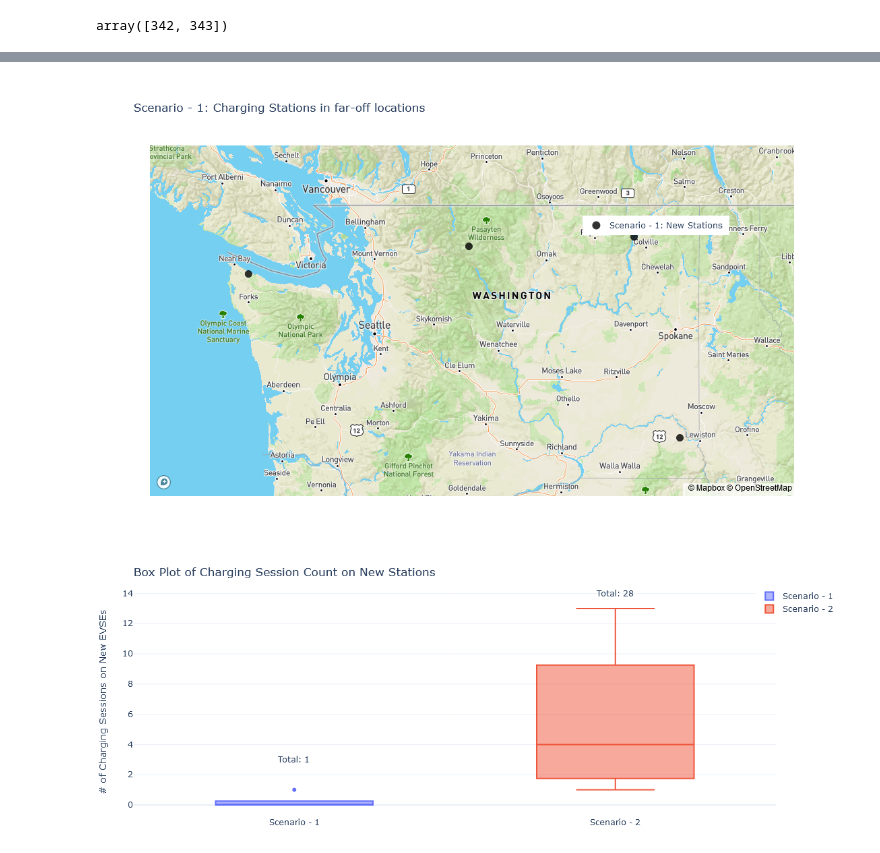
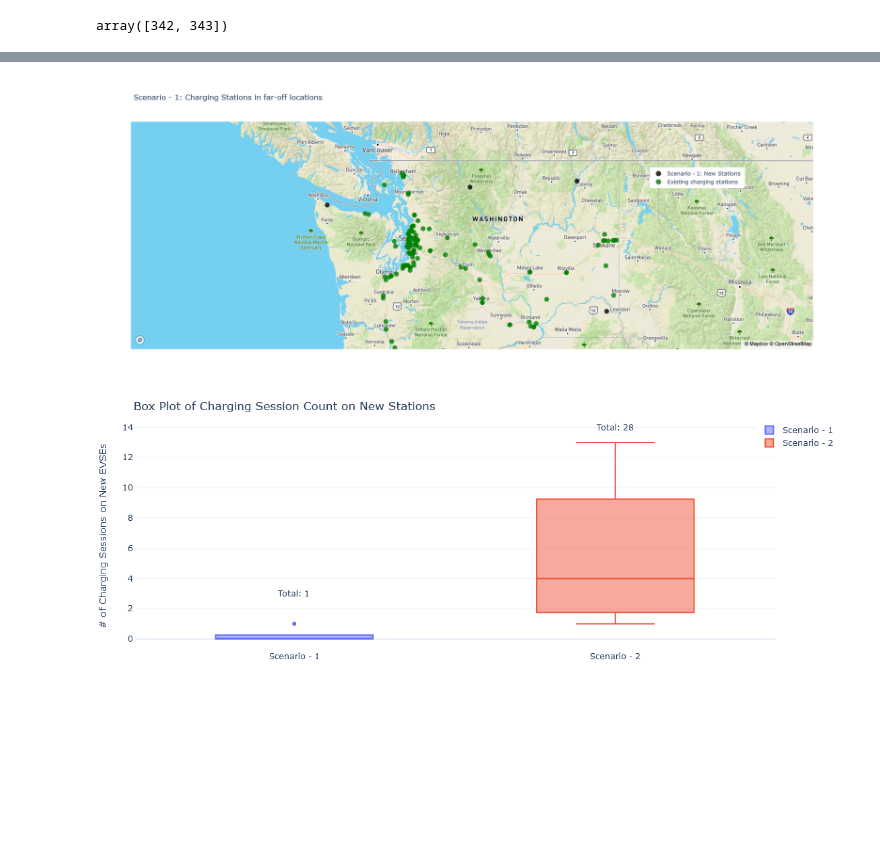
Before and after one commit to chintanp/ChargEval, a Jupyter notebook: scripts/softwarex_study_1_set41.ipynb, the cells around one changed output, grey strips where cells are left out. Saved outputs shown, nothing was run; the diff lists cells and outputs as text; code cells hidden in the pictures; blank space fills up the shorter version.

```diff
--- a/scripts/softwarex_study_1_set41.ipynb
+++ b/scripts/softwarex_study_1_set41.ipynb
@@ -393,3 +393,7 @@ nevses_cs_count_344 = nevses_cs_count.loc[nevses_cs_count.analysis_id==344]
 nevses_cs_count_344
 # %% [output]
 |  | evse_id | count | analysis_id |
+# %%
+sql_bevses = """select bevse_id, latitude, longitude from built_evse where dcfc_count > 0 and connector_code IN (1, 2, 3);"""
+bevses = pd.read_sql_query(sql=sql_bevses, con=conn)
+bevses.head()
@@ -575,34 +586,47 @@ fig.show()
 fig = go.Figure()
 fig.add_trace(go.Scattermapbox(
         lat=new_evses[new_evses['analysis_id'] == analysis_ids[1]]['latitude'],
         lon=new_evses[new_evses['analysis_id'] == analysis_ids[1]]['longitude'],
         mode='markers',
         marker=go.scattermapbox.Marker(
             size=12,
             color='rgb(0, 0, 0)',
             opacity=0.8
         ),
         hoverinfo='none',
     name='Scenario - 1: New Stations'
+    ))
+
+fig.add_trace(go.Scattermapbox(
+        lat=bevses['latitude'],
+        lon=bevses['longitude'],
+        mode='markers',
+        marker = go.scattermapbox.Marker(
+            size=12,
+            color='rgb(0, 128, 0)',
+            opacity=0.8
+        ),
+        hoverinfo='none',
+    name='Existing charging stations'
     ))
 
 fig.update_layout(
         title_text = 'Scenario - 1: Charging Stations in far-off locations',
         showlegend = True,
         mapbox_style="streets", mapbox_accesstoken=token,
         mapbox_zoom=6, mapbox_center = {"lat":  47.7511, "lon": -120.7401},
         width=1000,
         height=700, legend=dict(
     yanchor="top",
     y=0.8,
     xanchor="right",
     x=0.9
 )
     )
 
 fig.show()
 # %% [output]
-[figure, old version]
+[figure, new version]
 # %%
 layout = go.Layout(
     annotations=go.Annotations([
```
Also changed, not shown: parts of 7 cells of this notebook, 11 other files.
